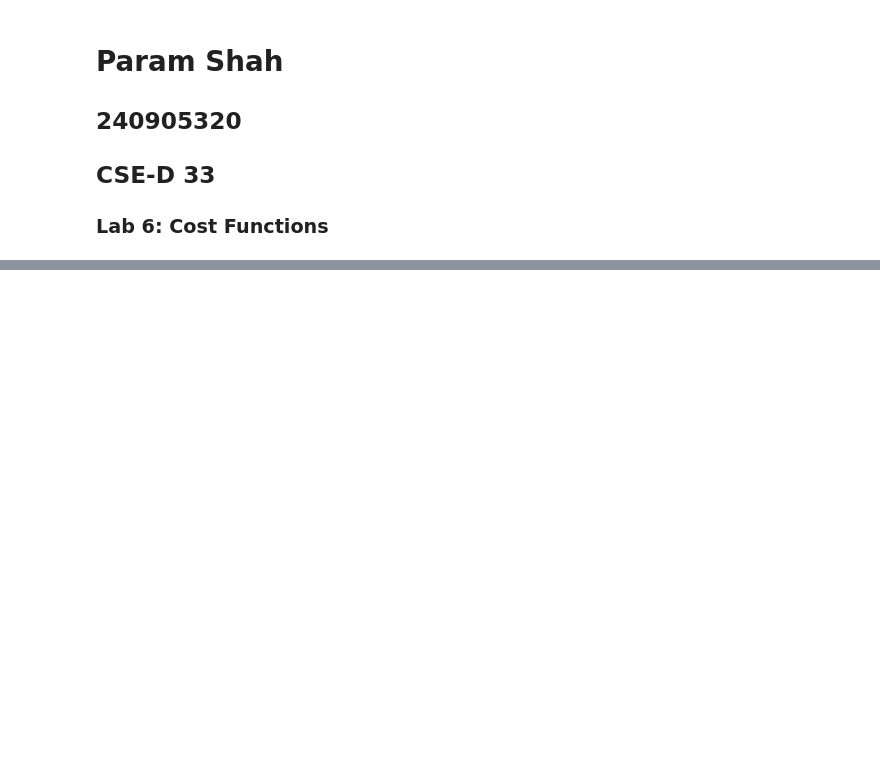
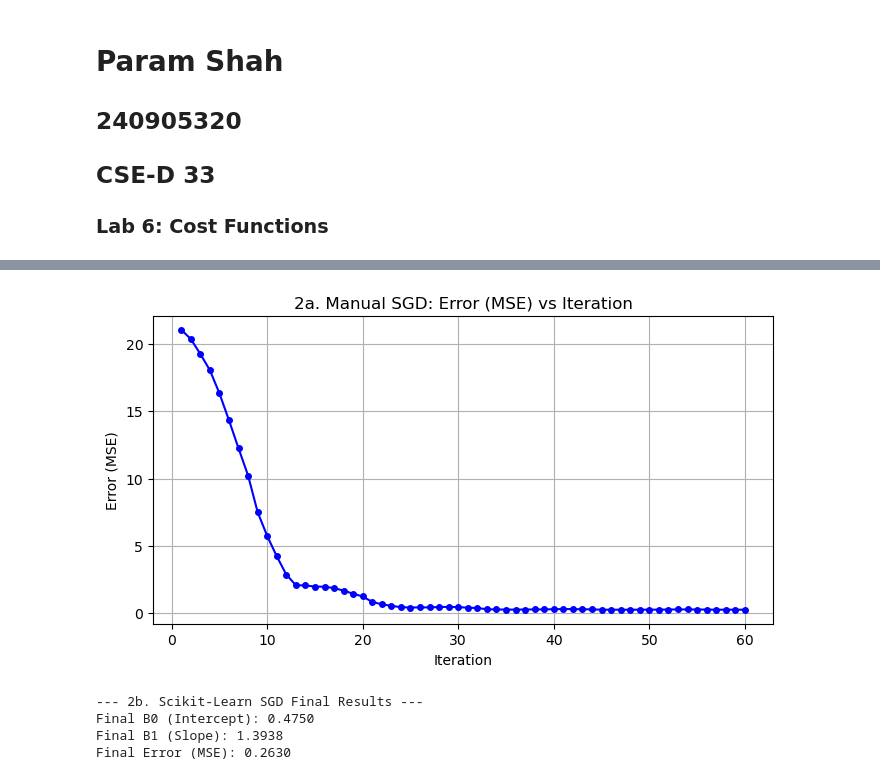
Before and after one commit to paramshah2005/Sem-5, a Jupyter notebook: MLL/Lab 6/Lab6.ipynb, the cells around one changed output, grey strips where cells are left out. Cells and saved outputs as stored; diff of their text form; code cells hidden in the pictures; blank space fills up the shorter version.

```diff
--- a/MLL/Lab 6/Lab6.ipynb
+++ b/MLL/Lab 6/Lab6.ipynb
@@ -104,0 +113,74 @@ y = np.array([1, 1, 0, 0, 0])  # Negative slope
+# %%
+epochs = 5
+learning_rate = 0.01
+b0, b1 = 0.0, 0.0
+
+manual_b1_list = []
+manual_error_list = []
+iteration_list = []
+
+# Manual Stochastic Gradient Descent
+iteration = 1
+for epoch in range(epochs):
+    for i in range(len(x)):
+        y_pred_all = b0 + b1 * x
+        mse = np.mean((y_pred_all - y) ** 2)
+
+        manual_b1_list.append(b1)
+        manual_error_list.append(mse)
+        iteration_list.append(iteration)
+
+        y_pred_sample = b0 + b1 * x[i]
+        error_term = y_pred_sample - y[i]
+
+        b0 = b0 - learning_rate * error_term
+        b1 = b1 - learning_rate * error_term * x[i]
+
+        iteration += 1
+
+plt.figure(figsize=(8, 4))
+plt.plot(iteration_list, manual_error_list, marker='o', color='blue', markersize=4)
+plt.title("2a. Manual SGD: Error (MSE) vs Iteration")
+plt.xlabel("Iteration")
+plt.ylabel("Error (MSE)")
+plt.grid(True)
+plt.show()
+# %% [output]
+[figure, added]
+# %%
+from sklearn.linear_model import SGDRegressor
+
+X_reshaped = np.array(x).reshape(-1, 1)
+
+sgd_model = SGDRegressor(learning_rate='constant', eta0=0.01, penalty=None, random_state=4234)
+
+sk_b1_list = []
+sk_error_list = []
+sk_iteration = 1
+
+for epoch in range(epochs):
+    for i in range(len(x)):
+        if hasattr(sgd_model, 'coef_'):
+            current_b1 = sgd_model.coef_[0]
+            current_mse = mean_squared_error(y, sgd_model.predict(X_reshaped))
+        else:
+            current_b1 = 0.0
+            current_mse = np.mean((y - 0.0)**2)
+
+        sk_b1_list.append(current_b1)
+        sk_error_list.append(current_mse)
+
+        X_sample = X_reshaped[i].reshape(1, -1)
+        y_sample = np.array([y[i]])
+        sgd_model.partial_fit(X_sample, y_sample)
+        sk_iteration += 1
+
+print("--- 2b. Scikit-Learn SGD Final Results ---")
+print(f"Final B0 (Intercept): {sgd_model.intercept_[0]:.4f}")
+print(f"Final B1 (Slope): {sgd_model.coef_[0]:.4f}")
+print(f"Final Error (MSE): {mean_squared_error(y, sgd_model.predict(X_reshaped)):.4f}\n")
+# %% [output]
+--- 2b. Scikit-Learn SGD Final Results ---
+Final B0 (Intercept): 0.4750
+Final B1 (Slope): 1.3938
+Final Error (MSE): 0.2630
```
Also changed, not shown: parts of 13 cells of this notebook.
